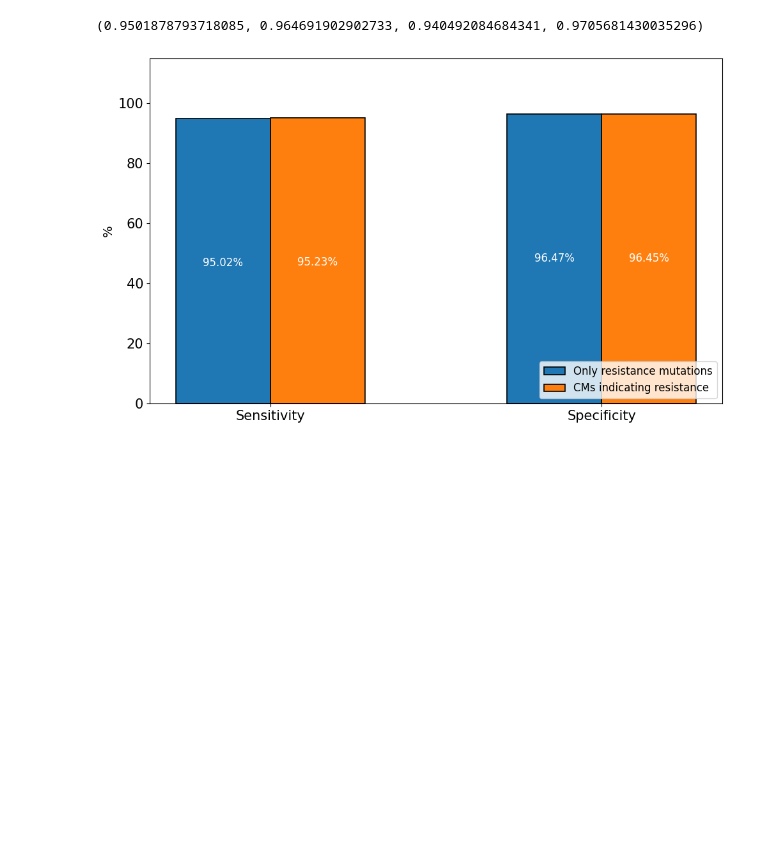
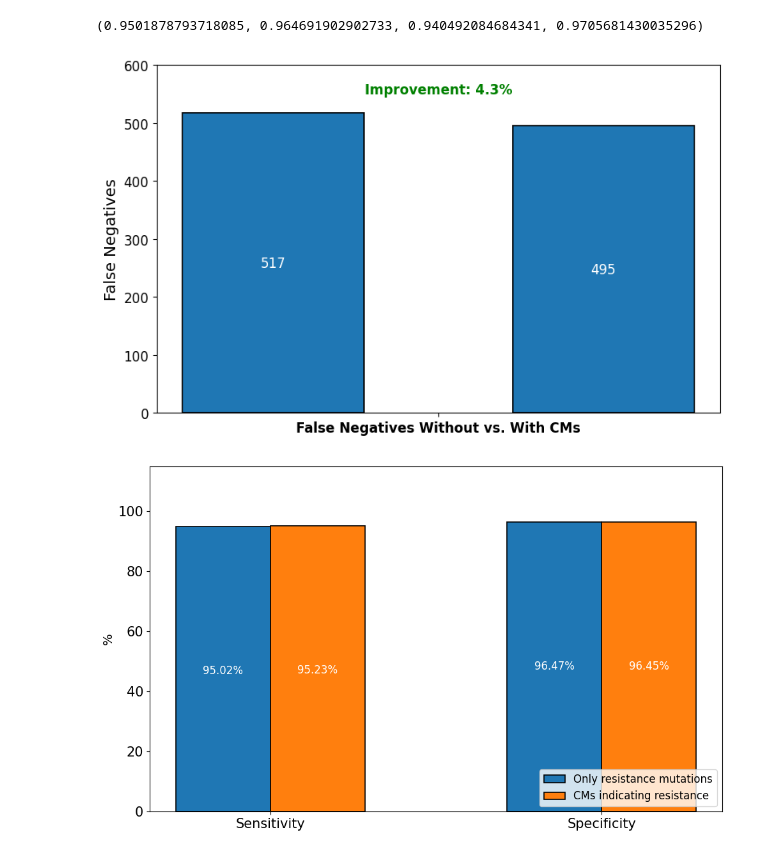
Before and after one commit to fowler-lab/tb-rnap-subpopulations, a Jupyter notebook: Reproduce_Figures_clean.ipynb, the cells around one changed output. Saved outputs shown, nothing was run; the diff lists cells and outputs as text; code cells hidden in the pictures; blank space fills up the shorter version.

```diff
--- a/Reproduce_Figures_clean.ipynb
+++ b/Reproduce_Figures_clean.ipynb
@@ -350,6 +351,64 @@ Name: count, dtype: int64
 9862
 517
 (0.9501878793718085, 0.964691902902733, 0.940492084684341, 0.9705681430035296)
+# %%
+#make a nice plot for false negatives wihtout and with CMs. showing the improvement from 517 FNs to 495 FNs in percentage
+import matplotlib.pyplot as plt
+from matplotlib.ticker import FuncFormatter
+import pandas as pd
+
+# Data setup
+FNs = pd.DataFrame({
+    'FNs': [517, 495],  # Updated counts for Without CMs and With CMs
+    'Type': ['Without CMs', 'With CMs']
+})
+
+# Calculate improvement percentage
+improvement_percentage = ((517 - 495) / 517) * 100
+
+# Plot setup
+fig, ax = plt.subplots(figsize=(8, 5))
+
+# Plot bars close together
+x = [0, 0.4]  # Adjusted positions for closer bars
+bar_width = 0.22
+
+bars = ax.bar(x, FNs['FNs'],
+              width=bar_width, color='#1f77b4', edgecolor='black', linewidth=1.2)
+
+# Adding values inside the bars
+for bar in bars:
+    yval = bar.get_height()
+    ax.text(bar.get_x() + bar.get_width()/2, yval / 2, f'{yval:.0f}',  # Position text in the middle
+            ha='center', va='center', fontsize=12, color='white')
+
+# Customize the plot
+ax.set_ylabel('False Negatives', fontsize=14)
+ax.set_ylim(0, 600)
+
+# Setting x-axis to be centered
+center_position = sum(x) / len(x)  # Calculate middle position
+ax.set_xticks([center_position])
+ax.set_xticklabels(["False Negatives Without vs. With CMs"], fontsize=14, weight='bold')
+
+# Set y-axis to display integer values
+ax.yaxis.set_major_formatter(FuncFormatter(lambda y, _: '{:.0f}'.format(y)))
+
+# Adding improvement percentage as an annotation
+ax.annotate(f"Improvement: {improvement_percentage:.1f}%",
+            xy=(0.2, 550), ha='center', fontsize=12, color='green', fontweight='bold')
+
+# Increase tick label sizes
+ax.tick_params(axis='both', which='major', labelsize=12)
+
+plt.tight_layout()
+
+#save figure in high resolution
+plt.savefig('figures/FN_improvement_CMs.png', dpi=300)
+
+plt.show()
+# %% [output]
+[figure, added]
 # %%
 stats = create_stats_df(sen_maj, sen_CM_maj, spe_maj, spe_CM_maj)
 plot_stats_histogram(stats, significant = False, save_figure=True, save_name = 'sensitivity_specificity_histogram_CM', legend_label_1='Only resistance mutations', legen_label_2='CMs indicating resistance')
```
Also changed, not shown: parts of 11 cells of this notebook, 1 other file.
